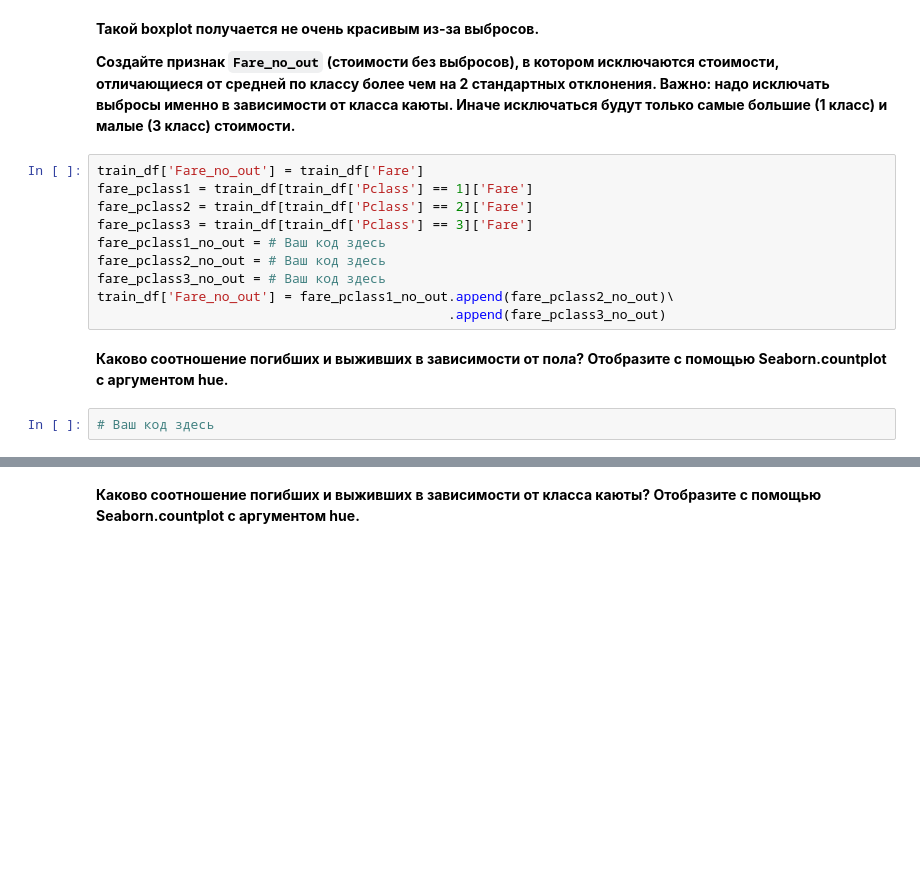
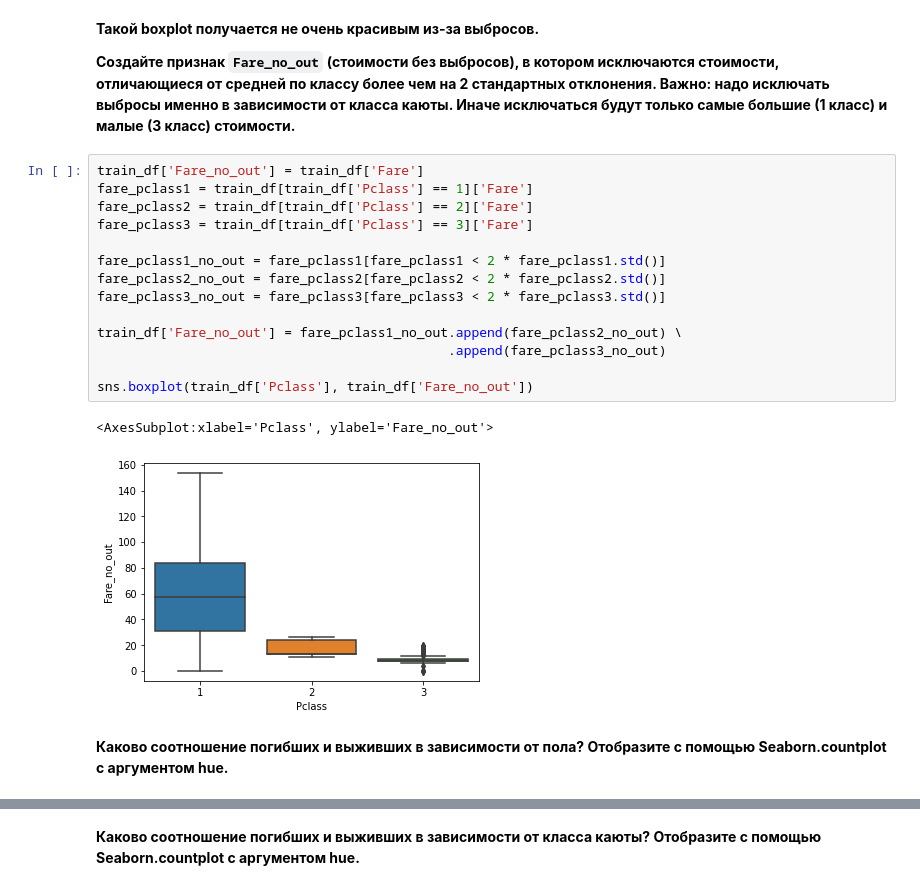
Before and after one commit to ShwarzeWolf/Loftschool_ML, a Jupyter notebook: week3/HW_Lec_3_Визуальный_анализ_данных_Титаник.ipynb, the cells around one changed output, grey strips where cells are left out. Saved outputs shown, nothing was run; the diff lists cells and outputs as text; blank space fills up the shorter version.

```diff
--- a/week3/HW_Lec_3_Визуальный_анализ_данных_Титаник.ipynb
+++ b/week3/HW_Lec_3_Визуальный_анализ_данных_Титаник.ipynb
@@ -40,14 +81,19 @@ train_df = train_df.drop('Cabin', axis=1).dropna()
 # %%
 train_df['Fare_no_out'] = train_df['Fare']
 fare_pclass1 = train_df[train_df['Pclass'] == 1]['Fare']
 fare_pclass2 = train_df[train_df['Pclass'] == 2]['Fare']
 fare_pclass3 = train_df[train_df['Pclass'] == 3]['Fare']
-fare_pclass1_no_out = # Ваш код здесь
-fare_pclass2_no_out = # Ваш код здесь
-fare_pclass3_no_out = # Ваш код здесь
-train_df['Fare_no_out'] = fare_pclass1_no_out.append(fare_pclass2_no_out)\
+
+fare_pclass1_no_out = fare_pclass1[fare_pclass1 < 2 * fare_pclass1.std()]
+fare_pclass2_no_out = fare_pclass2[fare_pclass2 < 2 * fare_pclass2.std()]
+fare_pclass3_no_out = fare_pclass3[fare_pclass3 < 2 * fare_pclass3.std()]
+
+train_df['Fare_no_out'] = fare_pclass1_no_out.append(fare_pclass2_no_out) \
                                              .append(fare_pclass3_no_out)
+
+sns.boxplot(train_df['Pclass'], train_df['Fare_no_out'])
+# %% [output]
+<AxesSubplot:xlabel='Pclass', ylabel='Fare_no_out'>
+[figure, added]
 # %% [markdown]
 **Каково соотношение погибших и выживших в зависимости от пола? Отобразите c помощью Seaborn.countplot c аргументом hue.**
-# %%
-# Ваш код здесь
```
Also changed, not shown: parts of 13 cells of this notebook, 1 other file.
